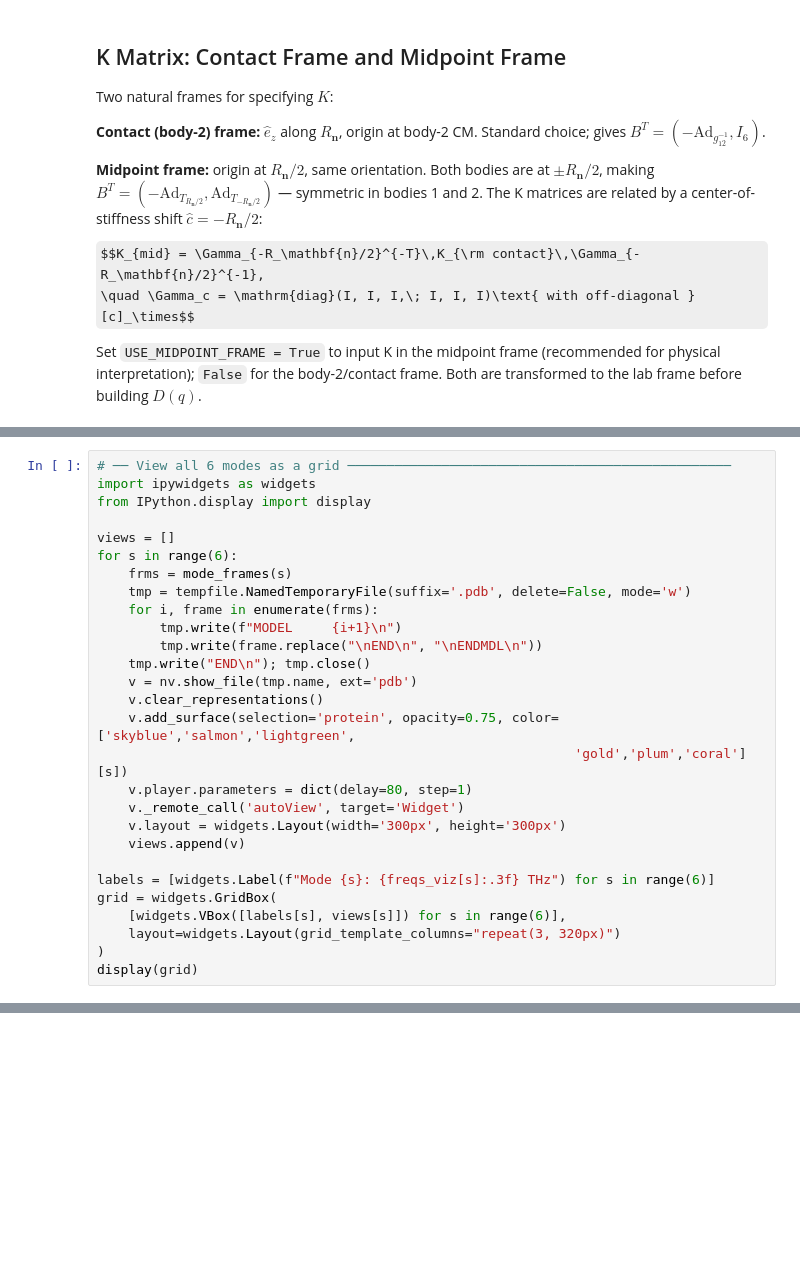
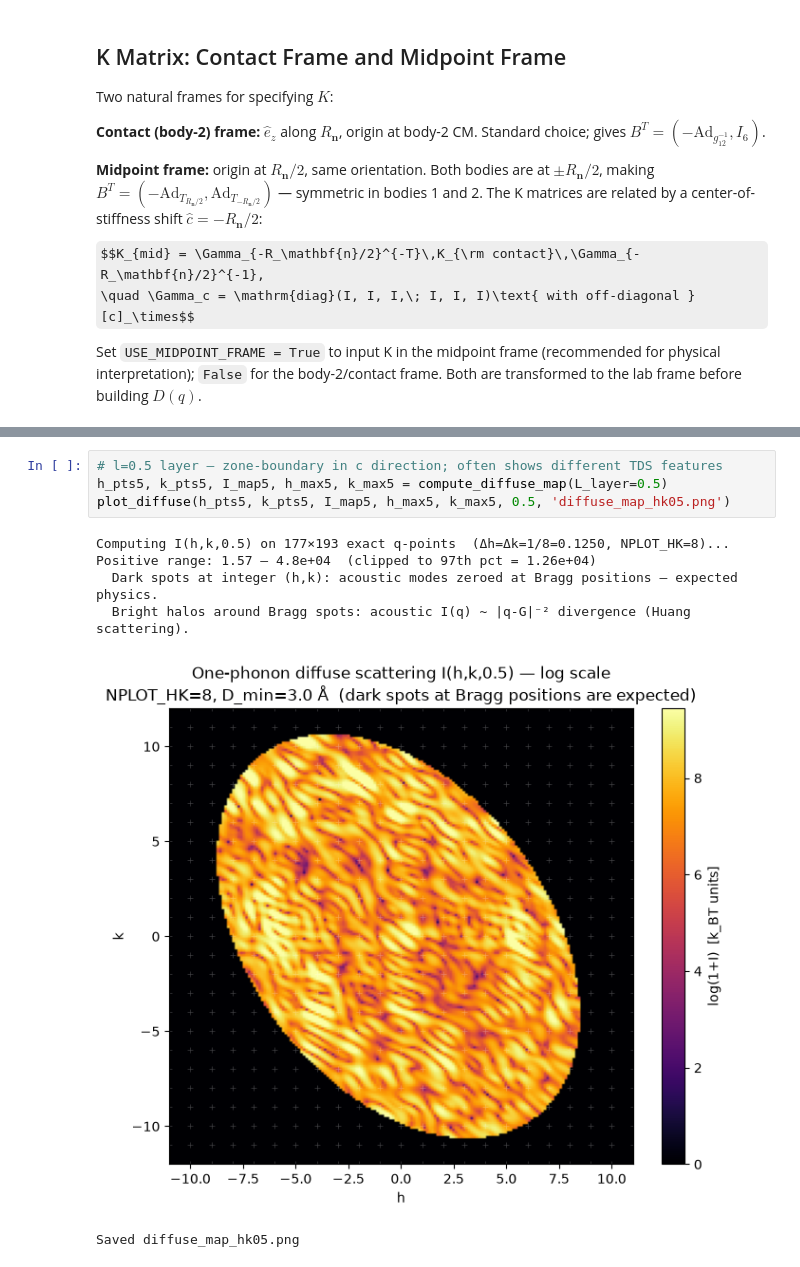
Before and after one commit to diff-use/goodvibes, a Jupyter notebook: sandbox/other-steve/202609/rigid_body_diffuse_6o2h.ipynb, the cells around one changed output, grey strips where cells are left out. Drawn from its saved outputs; the diff is of its cells as text; some formulas as TeX source; blank space fills up the shorter version.

```diff
--- a/sandbox/other-steve/202609/rigid_body_diffuse_6o2h.ipynb
+++ b/sandbox/other-steve/202609/rigid_body_diffuse_6o2h.ipynb
@@ -482,28 +451,0 @@ view
-# %%
-# ── View all 6 modes as a grid ─────────────────────────────────────────────────
-import ipywidgets as widgets
-from IPython.display import display
-
-views = []
-for s in range(6):
-    frms = mode_frames(s)
-    tmp = tempfile.NamedTemporaryFile(suffix='.pdb', delete=False, mode='w')
-    for i, frame in enumerate(frms):
-        tmp.write(f"MODEL     {i+1}\n")
-        tmp.write(frame.replace("\nEND\n", "\nENDMDL\n"))
-    tmp.write("END\n"); tmp.close()
-    v = nv.show_file(tmp.name, ext='pdb')
-    v.clear_representations()
-    v.add_surface(selection='protein', opacity=0.75, color=['skyblue','salmon','lightgreen',
-                                                             'gold','plum','coral'][s])
-    v.player.parameters = dict(delay=80, step=1)
-    v._remote_call('autoView', target='Widget')
-    v.layout = widgets.Layout(width='300px', height='300px')
-    views.append(v)
-
-labels = [widgets.Label(f"Mode {s}: {freqs_viz[s]:.3f} THz") for s in range(6)]
-grid = widgets.GridBox(
-    [widgets.VBox([labels[s], views[s]]) for s in range(6)],
-    layout=widgets.Layout(grid_template_columns="repeat(3, 320px)")
-)
-display(grid)
@@ -509,0 +558,11 @@ display(grid)
+# %%
+# l=0.5 layer — zone-boundary in c direction; often shows different TDS features
+h_pts5, k_pts5, I_map5, h_max5, k_max5 = compute_diffuse_map(L_layer=0.5)
+plot_diffuse(h_pts5, k_pts5, I_map5, h_max5, k_max5, 0.5, 'diffuse_map_hk05.png')
+# %% [output]
+Computing I(h,k,0.5) on 177×193 exact q-points  (Δh=Δk=1/8=0.1250, NPLOT_HK=8)...
+Positive range: 1.57 – 4.8e+04  (clipped to 97th pct = 1.26e+04)
+  Dark spots at integer (h,k): acoustic modes zeroed at Bragg positions — expected physics.
+  Bright halos around Bragg spots: acoustic I(q) ~ |q-G|⁻² divergence (Huang scattering).
+[figure, added]
+Saved diffuse_map_hk05.png
```
Also changed, not shown: parts of 29 cells of this notebook, 10 other files.
